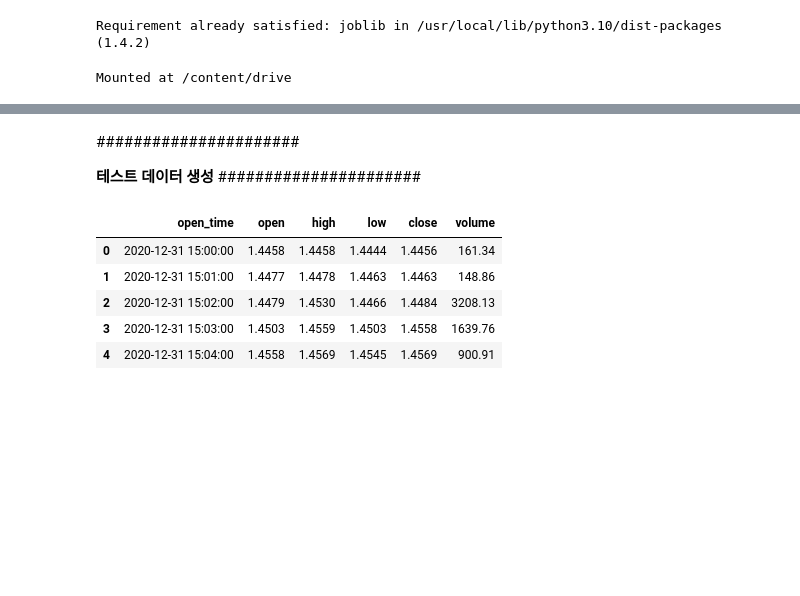
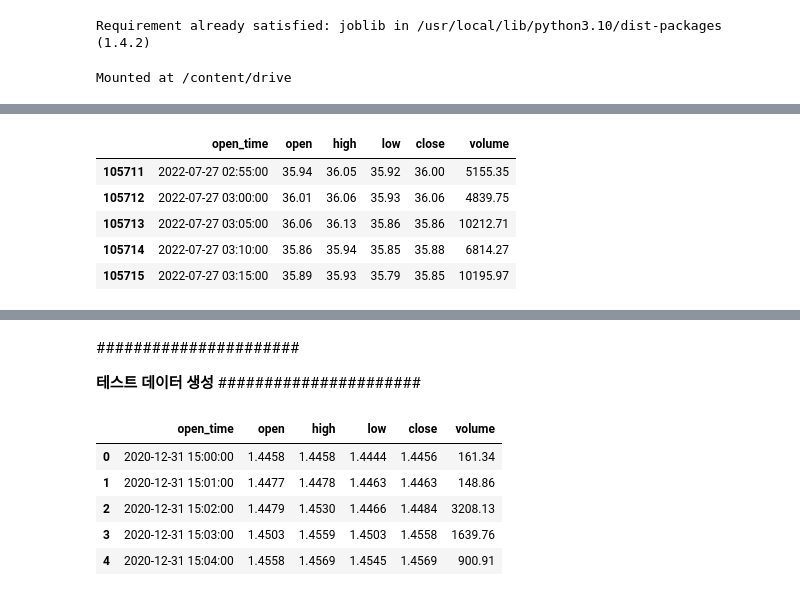
Before and after one commit to krkr5628/Crypto_Analysis_Colab, a Jupyter notebook: Data_Feature_multi_small.ipynb, the cells around one changed output, grey strips where cells are left out. Saved outputs shown, nothing was run; the diff lists cells and outputs as text; code cells hidden in the pictures; blank space fills up the shorter version.

```diff
--- a/Data_Feature_multi_small.ipynb
+++ b/Data_Feature_multi_small.ipynb
@@ -108,0 +110,7 @@ Mounted at /content/drive
+# %%
+# Load the dataset from Kaggle
+file_path = '/content/drive/MyDrive/Data/SOL_Data.csv'
+data = pd.read_csv(file_path)
+
+# Display the first few rows of the dataset to ensure it is loaded correctly
+data.head()
@@ -108,0 +124,18 @@ Mounted at /content/drive
+# %%
+#3등분 한 것의 두번째
+# 데이터프레임의 길이 계산
+total_length = len(data)
+
+# 3등분으로 나눈 길이 계산
+split_length = total_length // 3
+
+# 중간 부분 데이터 분리
+data = data.iloc[split_length:split_length*2]
+data.head()
+# %% [output]
+|  | open_time | open | high | low | close | volume |
+| 105711 | 2022-07-27 02:55:00 | 35.94 | 36.05 | 35.92 | 36.00 | 5155.35 |
+| 105712 | 2022-07-27 03:00:00 | 36.01 | 36.06 | 35.93 | 36.06 | 4839.75 |
+| 105713 | 2022-07-27 03:05:00 | 36.06 | 36.13 | 35.86 | 35.86 | 10212.71 |
+| 105714 | 2022-07-27 03:10:00 | 35.86 | 35.94 | 35.85 | 35.88 | 6814.27 |
+| 105715 | 2022-07-27 03:15:00 | 35.89 | 35.93 | 35.79 | 35.85 | 10195.97 |
```
Also changed, not shown: parts of 25 cells of this notebook.
